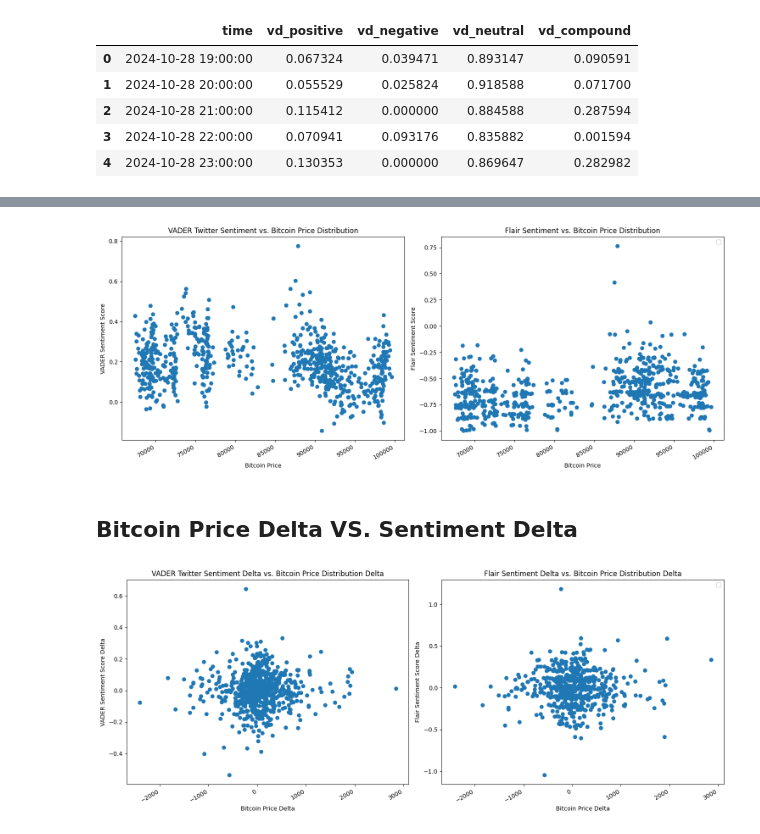
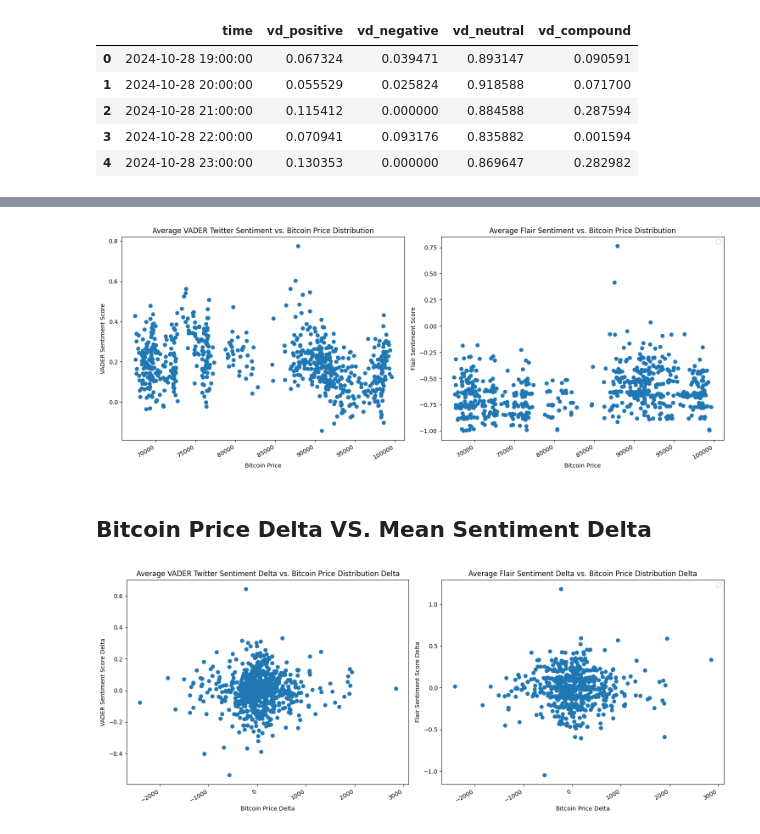
Before and after one commit to RubyQianru/Crypto-Price-and-Twitter-Sentimental-Analysis, a Jupyter notebook: main.ipynb, the cells around one changed output, grey strips where cells are left out. Saved outputs shown, nothing was run; the diff lists cells and outputs as text; code cells hidden in the pictures.

```diff
--- a/main.ipynb
+++ b/main.ipynb
@@ -555,24 +555,24 @@ hr_btc_tw.head(5)
 # %%
 # Twitter sentiment vs. bitcoin price distribution
 f, ax = plt.subplots(1, 2, figsize=(15, 6))
 
 ax[0].scatter(hr_btc_tw['price'], hr_btc_tw['vd_compound'])
 ax[0].set_xlabel("Bitcoin Price")
 ax[0].set_ylabel("VADER Sentiment Score")
-ax[0].set_title("VADER Twitter Sentiment vs. Bitcoin Price Distribution")
+ax[0].set_title("Average VADER Twitter Sentiment vs. Bitcoin Price Distribution")
 
 ax[1].scatter(hr_btc_tw['price'], hr_btc_tw['fl_confidence'] )
 ax[1].set_xlabel("Bitcoin Price")
 ax[1].set_ylabel("Flair Sentiment Score")
-ax[1].set_title("Flair Sentiment vs. Bitcoin Price Distribution")
+ax[1].set_title("Average Flair Sentiment vs. Bitcoin Price Distribution")
 
 plt.gcf().autofmt_xdate()
 plt.tight_layout()
 plt.legend()
 plt.show()
 # %% [output]
-[figure, old version]
+[figure, new version]
 # %% [markdown]
-## Bitcoin Price Delta VS. Sentiment Delta
+## Bitcoin Price Delta VS. Mean Sentiment Delta
 # %%
 hr_btc_tw['price_delta'] = hr_btc_tw['price'].diff()
@@ -586,16 +587,16 @@ f, ax = plt.subplots(1, 2, figsize=(15, 6))
 ax[0].scatter(hr_btc_tw['price_delta'], hr_btc_tw['vd_compound_delta'])
 ax[0].set_xlabel("Bitcoin Price Delta")
 ax[0].set_ylabel("VADER Sentiment Score Delta")
-ax[0].set_title("VADER Twitter Sentiment Delta vs. Bitcoin Price Distribution Delta")
+ax[0].set_title("Average VADER Twitter Sentiment Delta vs. Bitcoin Price Distribution Delta")
 
 ax[1].scatter(hr_btc_tw['price_delta'], hr_btc_tw['fl_confidence_delta'] )
 ax[1].set_xlabel("Bitcoin Price Delta")
 ax[1].set_ylabel("Flair Sentiment Score Delta")
-ax[1].set_title("Flair Sentiment Delta vs. Bitcoin Price Distribution Delta")
+ax[1].set_title("Average Flair Sentiment Delta vs. Bitcoin Price Distribution Delta")
 
 plt.gcf().autofmt_xdate()
 plt.tight_layout()
 plt.legend()
 plt.show()
 # %% [output]
-[figure, old version]
+[figure, new version]
```
Also changed, not shown: parts of 7 cells of this notebook.
